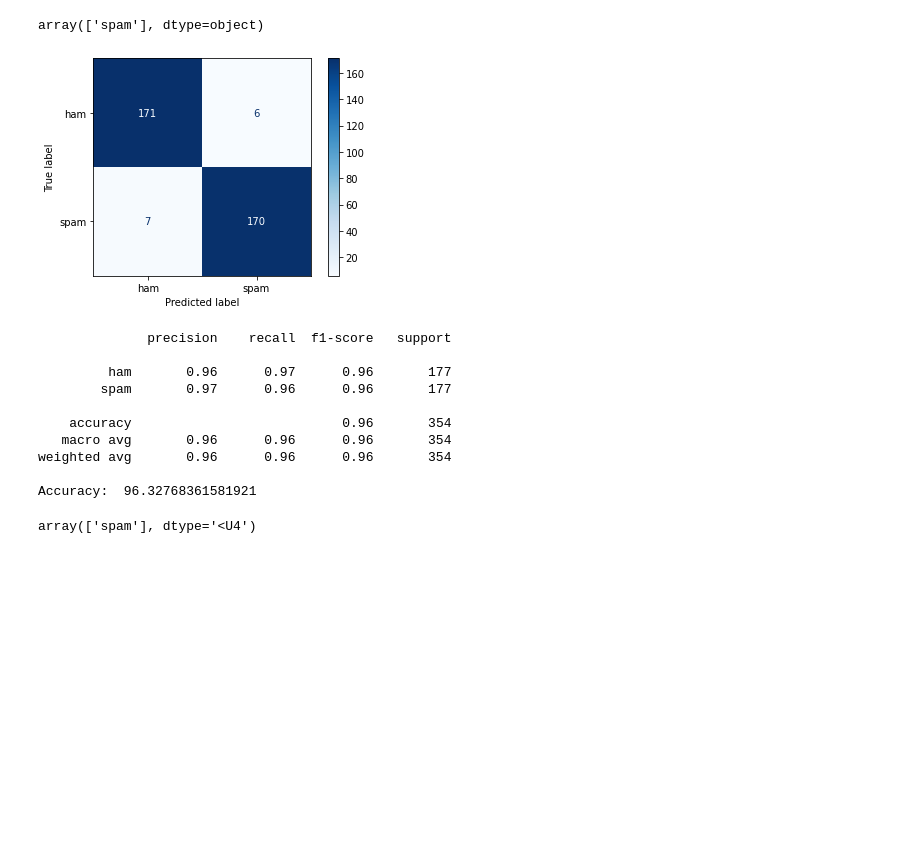
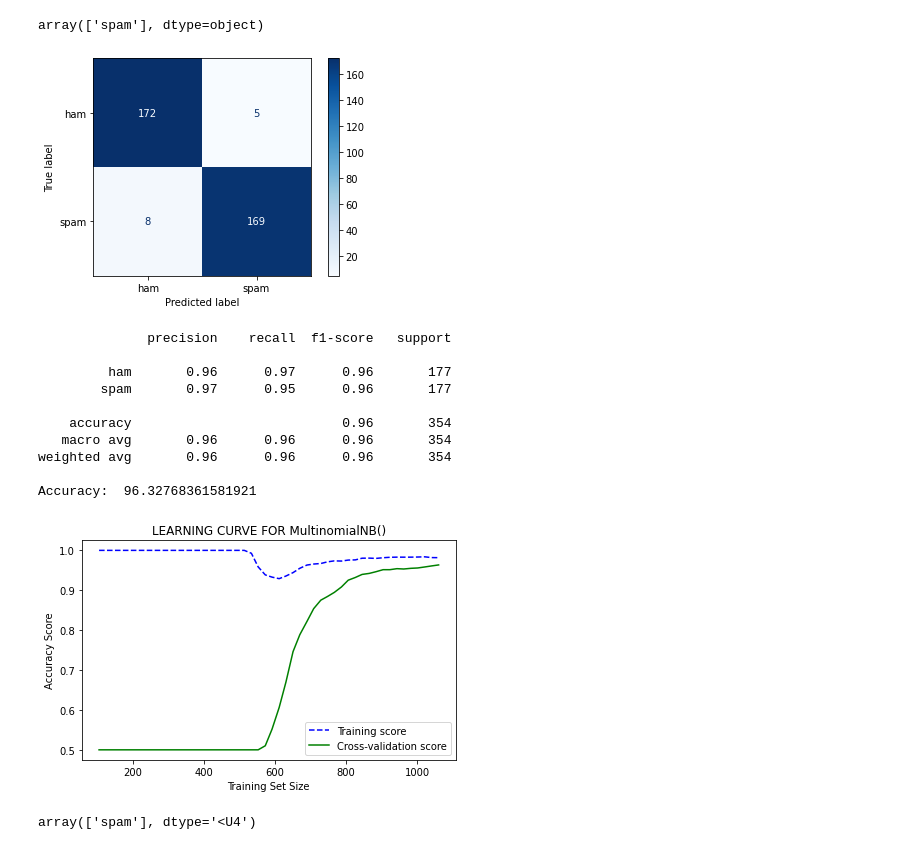
Before and after one commit to burakcimtay/Sms_Spam_Detection, a Jupyter notebook: sms_spam_2.ipynb, the cells around one changed output. Cells and saved outputs as stored; diff of their text form; code cells hidden in the pictures; blank space fills up the shorter version.

```diff
--- a/sms_spam_2.ipynb
+++ b/sms_spam_2.ipynb
@@ -147,19 +200,20 @@ array(['spam'], dtype=object)
 ### Naive Bayes
 # %%
 model=MultinomialNB()
-classify(model, X, y)
+classify(model)
 # %% [output]
 [figure]
               precision    recall  f1-score   support
 
          ham       0.96      0.97      0.96       177
-        spam       0.97      0.96      0.96       177
+        spam       0.97      0.95      0.96       177
 
     accuracy                           0.96       354
    macro avg       0.96      0.96      0.96       354
 weighted avg       0.96      0.96      0.96       354
 
 Accuracy:  96.32768361581921
+[figure, added]
 # %%
 clf.predict(["You have won a free ticket for USA. Text to 123456"])
 # %% [output]
```
Also changed, not shown: parts of 13 cells of this notebook, 1 other file.
